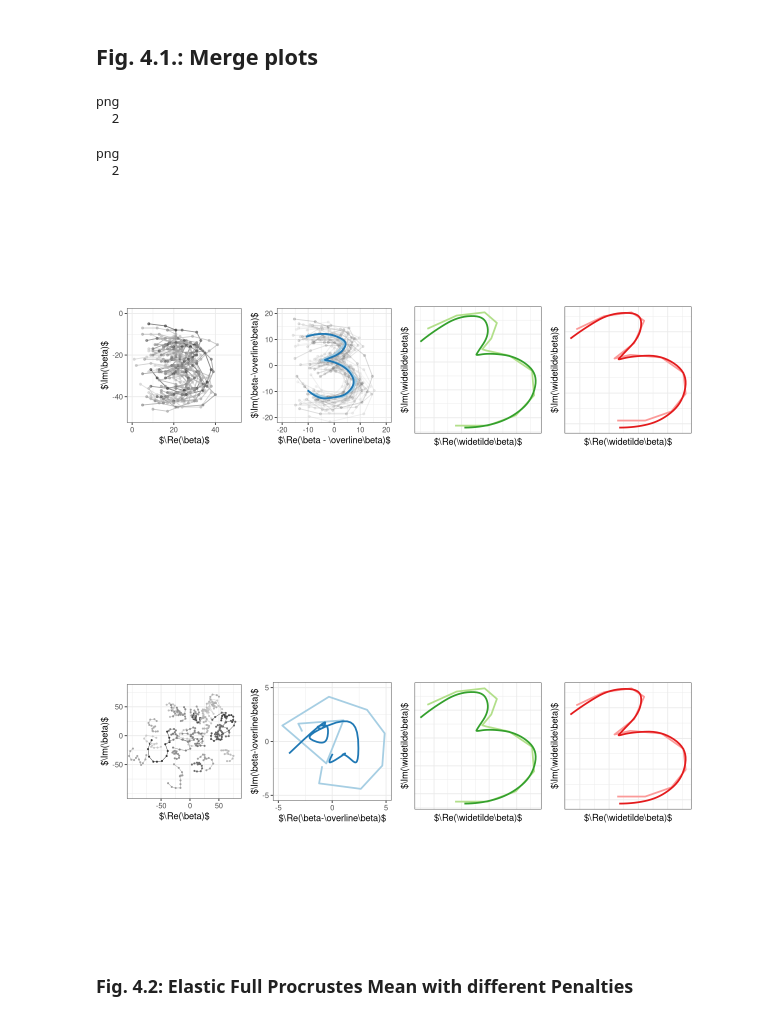
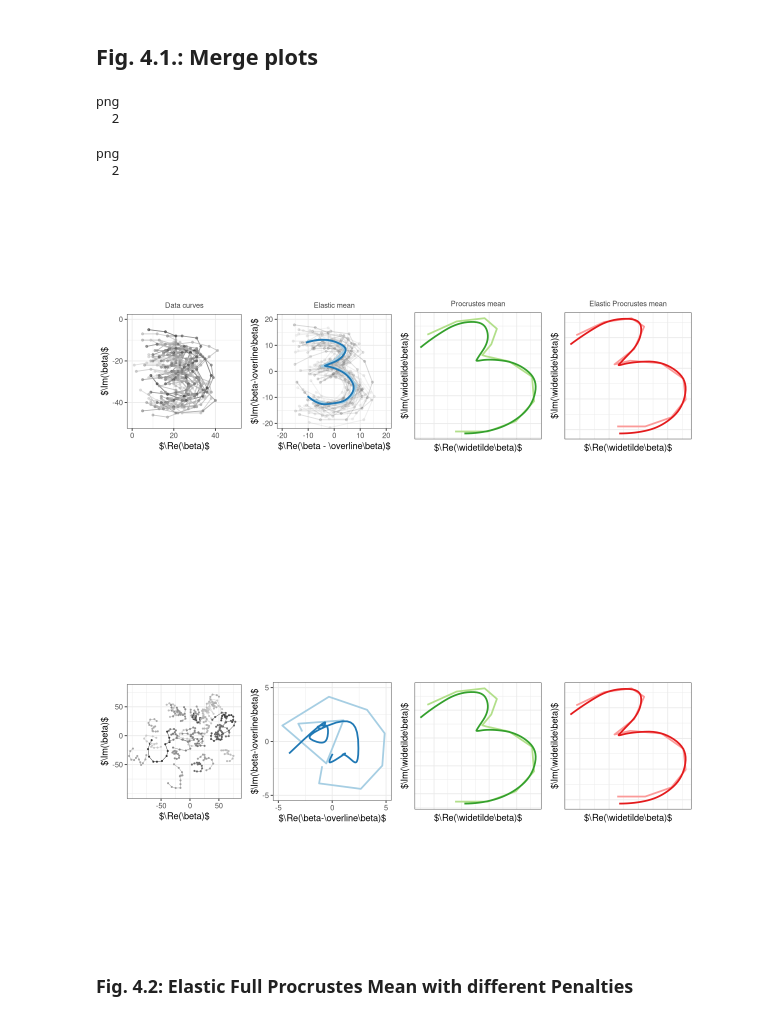
Before and after one commit to mpff/masterthesis, a Jupyter notebook: notebooks/Thesis_Plots_Ch41_Digits.ipynb, the cells around one changed output. Cells and saved outputs as stored; diff of their text form; code cells hidden in the pictures.

Commit message:
Plots Chapter 4.3

```diff
--- a/notebooks/Thesis_Plots_Ch41_Digits.ipynb
+++ b/notebooks/Thesis_Plots_Ch41_Digits.ipynb
@@ -140,12 +140,12 @@ Save data curve splot.
 p.digits3 <- ggplot(bind_rows(digits3, .id="id"), aes(x=X1, y=X2)) +
     geom_path(size=0.5, alpha=0.6, aes(group=id, color=id), show.legend=FALSE) +
     geom_point(size=1, alpha=0.6, aes(group=id, color=id), show.legend=FALSE) +
-    labs(x = "$\\Re(\\beta)$", y = "$\\Im(\\beta)$") +
+    labs(x = "$\\Re(\\beta)$", y = "$\\Im(\\beta)$", title="Data curves") +
     scale_color_grey() +
     scale_y_continuous(breaks = c(-40,0,-20)) + scale_x_continuous(breaks = c(40,0,20)) +
     coord_fixed(xlim=c(0,50), ylim=c(-50,0)) +
     theme_thesis() +
-    theme(aspect.ratio = 1)
+    theme(aspect.ratio = 1, plot.title = element_text(colour="grey25", size=rel(0.8), hjust=0.5))
 
 p.digits3.eucl <- ggplot(bind_rows(digits3.eucl, .id="id"), aes(x=X1, y=X2)) +
     geom_path(size=0.25, aes(group=id, color=id), show.legend=FALSE) +
@@ -170,9 +170,9 @@ p.means <- lapply(1:3, function(i){
         geom_path(data=m.s, aes(x=X1, y=X2), size=1, color=palette[2*i]) +
         theme_thesis() +
         coord_fixed() +
-        theme(aspect.ratio = 1)
+        theme(aspect.ratio = 1, plot.title = element_text(colour="grey25", size=rel(0.8), hjust=0.5))
     if(i == 1){
-        p <- p + labs(x = "$\\Re(\\beta - \\overline\\beta)$", y = "$\\Im(\\beta-\\overline\\beta)$")
+        p <- p + labs(x = "$\\Re(\\beta - \\overline\\beta)$", y = "$\\Im(\\beta-\\overline\\beta)$", title="Elastic mean")
         p <- p + coord_fixed(xlim=c(-20,20), ylim=c(-20,20), clip="on")
         #p <- p + scale_y_continuous(breaks = c(-1,0,1)) + scale_x_continuous(breaks = c(-1,0,1))
         p <- p + geom_path(data=bind_rows(digits3.center, .id="id"), size=0.5, alpha=0.2, aes(x=X1, y=X2, group=id, color=id), show.legend=FALSE) +
@@ -181,11 +181,15 @@ p.means <- lapply(1:3, function(i){
         p <- p + geom_path(data=m.p, aes(x=X1, y=X2), size=1, color=palette[2*i-1]) +
             geom_path(data=m.s, aes(x=X1, y=X2), size=1, color=palette[2*i])
     } else {
-        p <- p + labs(x = "$\\Re(\\widetilde\\beta)$", y = "$\\Im(\\widetilde\\beta)$")
+        p <- p + labs(x = "$\\Re(\\widetilde\\beta)$", y = "$\\Im(\\widetilde\\beta)$", title="Elastic Procrustes mean")
         #p <- p + coord_fixed(xlim=c(-1,1), ylim=c(-1,1))
         p <- p + theme(axis.ticks.x = element_blank(), axis.ticks.y = element_blank(),
               axis.text.x = element_blank(), axis.text.y = element_blank())
     }
+    if(i == 2){
+        p <- p + labs(x = "$\\Re(\\widetilde\\beta)$", y = "$\\Im(\\widetilde\\beta)$", title="Procrustes mean")
+
+    }
     p
 })
 # %% [output]
@@ -227,30 +231,30 @@ Coordinate system already present. Adding new coordinate system, which will repl
 ## Fig. 4.1.: Merge plots
 # %%
 fname = "../tex/graphics/41-digit3-means.tex"
-tikzDevice::tikz(file = fname, width = 6, height = 1.66)
+tikzDevice::tikz(file = fname, width = 6, height = 1.8)
 grid.arrange(p.digits3, p.means[[1]], p.means[[2]], p.means[[3]], nrow=1)
 dev.off()
 grid.arrange(p.digits3, p.means[[1]], p.means[[2]], p.means[[3]], nrow=1)
 lines <- readLines(con=fname)
 lines <- lines[-which(grepl("\\path\\[clip\\]*", lines,perl=F))]
 lines <- lines[-which(grepl("\\path\\[use as bounding box*", lines,perl=F))]
 writeLines(lines,con=fname)
 
 fname = "../tex/graphics/41-digit3-means-rot.tex"
 tikzDevice::tikz(file = fname, width = 6, height = 1.66)
 grid.arrange(p.digits3.eucl, p.means.eucl[[1]], p.means.eucl[[2]], p.means.eucl[[3]], nrow=1)
 dev.off()
 grid.arrange(p.digits3.eucl, p.means.eucl[[1]], p.means.eucl[[2]], p.means.eucl[[3]], nrow=1)
 lines <- readLines(con=fname)
 lines <- lines[-which(grepl("\\path\\[clip\\]*", lines,perl=F))]
 lines <- lines[-which(grepl("\\path\\[use as bounding box*", lines,perl=F))]
 writeLines(lines,con=fname)
 # %% [output]
 png
   2
 png
   2
-[figure, old version]
+[figure, new version]
 [figure]
 # %% [markdown]
 ### Fig. 4.2: Elastic Full Procrustes Mean with different Penalties
```
Also changed, not shown: parts of 2 cells of this notebook, 16 other files.
